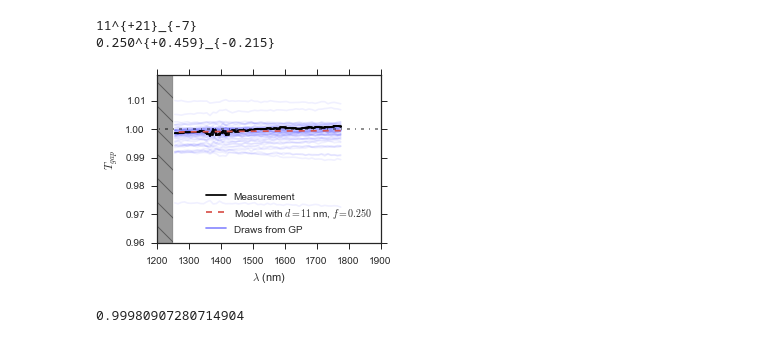
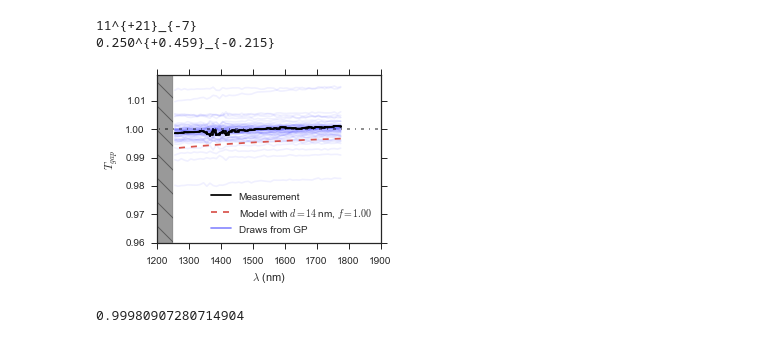
Before and after one commit to Echelle/AO_bonding_paper, a Jupyter notebook: notebooks/SiGaps_18.ipynb, the cells around one changed output. Cells and saved outputs as stored; diff of their text form; code cells hidden in the pictures.

```diff
--- a/notebooks/SiGaps_18.ipynb
+++ b/notebooks/SiGaps_18.ipynb
@@ -174,30 +172,30 @@ print "{:.3f}^{{+{:.3f}}}_{{-{:.3f}}}".format(*f_mcmc)
 # %%
 plt.figure(figsize=(4,3))
 
 for d, f, a, s in samples_lin[np.random.randint(len(samples_lin), size=60)]:
     off_diag_terms = a**2 * np.exp(-0.5 * (x[:, None] - x[None, :])**2 / s**2)
     C = iid_cov + off_diag_terms
     fit = T_gap_Si_withFF_fast(x, d, f, n1)/T_DSP
     vec = np.random.multivariate_normal(fit, C)
     plt.plot(x, vec,"-b", alpha=0.06)
 
 plt.step(x, y,color="k", label='Measurement')
 plt.errorbar(x, y,yerr=yerr, color="k")
-fit = T_gap_Si_withFF_fast(x, d_mcmc[0], f_mcmc[0], n1)/T_DSP
-fit_label = 'Model with $d={:.0f}$ nm, $f={:.3f}$'.format(d_mcmc[0], f_mcmc[0])
+fit = T_gap_Si_withFF_fast(x, 14, 1.0, n1)/T_DSP
+fit_label = 'Model with $d={:.0f}$ nm, $f={:.2f}$'.format(14, 1.0)
 plt.plot(x, fit, '--', color=sns.xkcd_rgb["pale red"], alpha=1.0, label=fit_label)
 plt.plot([-10, -9], [-10, -9],"-b", alpha=0.45, label='Draws from GP')
 plt.plot([0, 5000], [1.0, 1.0], '-.k', alpha=0.5)
 plt.fill_between([1200, 1250], 2.0, 0.0, hatch='\\', alpha=0.4, color='k', label='Si absorption cutoff')
 
 plt.xlabel('$\lambda$ (nm)');
 plt.ylabel('$T_{gap}$');
 plt.xlim(1200, 1900);
 plt.ylim(0.96, 1.019);
 plt.legend(loc='lower right')
 plt.savefig("VG0912_0gap.pdf",  bbox_inches='tight')
 # %% [output]
-[figure, old version]
+[figure, new version]
 # %%
 y.mean()
 # %% [output]
```
Also changed, not shown: parts of 2 cells of this notebook, 1 other file.
